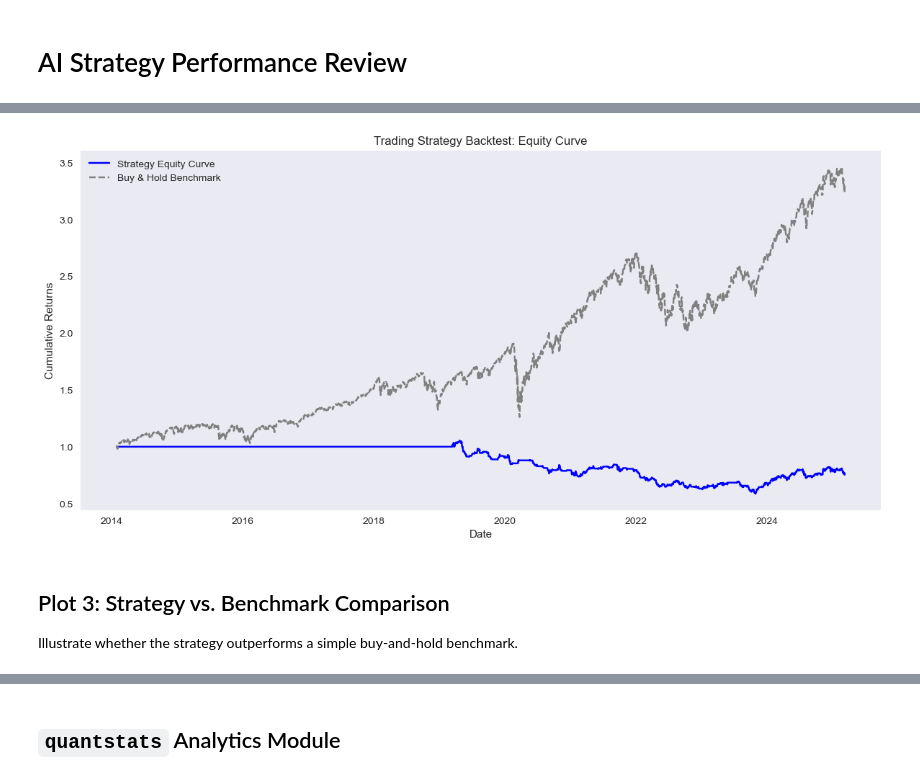
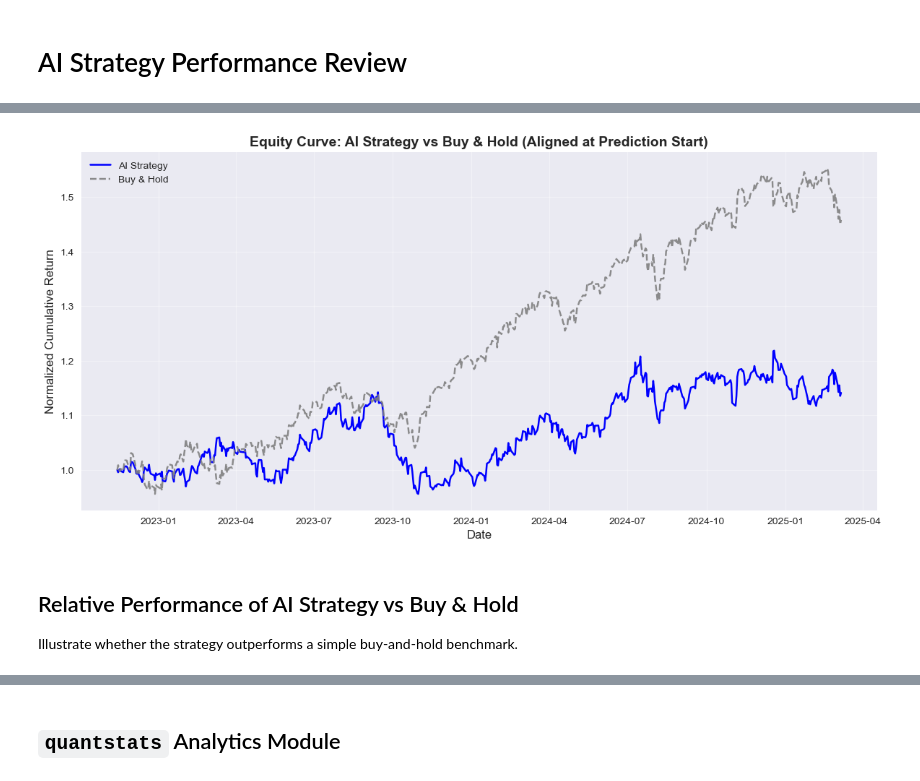
Before and after one commit to FranQuant/AI-based-Trading-Strategies, a Jupyter notebook: notebooks/01_LSTM_model.ipynb, the cells around one changed output, grey strips where cells are left out. Cells and saved outputs as stored; diff of their text form; code cells hidden in the pictures.

```diff
--- a/notebooks/01_LSTM_model.ipynb
+++ b/notebooks/01_LSTM_model.ipynb
@@ -1200,25 +1499,32 @@ plt.show()
 Show the cumulative performance over time.
-# %%
-plt.figure(figsize=(12, 6))
-
-# Strategy equity curve
-plt.plot(df_backtest.index, df_backtest['strategy_equity'],
-         label="Strategy Equity Curve", color='blue')
-
-# Buy & Hold baseline
-plt.plot(df_backtest.index, df_backtest['bh_equity'],
-         label="Buy & Hold Benchmark", color='gray', linestyle="--")
-
-plt.xlabel("Date")
-plt.ylabel("Cumulative Returns")
-plt.title("Trading Strategy Backtest: Equity Curve")
-plt.legend()
-plt.grid()
-plt.tight_layout()
-plt.savefig("6_equity_curve_strategy.png", dpi=100)
-plt.show()
-# %% [output]
-[figure, removed]
+# %%
+# ============================
+# Plot 2: Equity Curve (Aligned)
+# ============================
+plt.style.use("seaborn-v0_8")
+
+plt.figure(figsize=(12, 6))
+
+# Mask strategy to prediction window
+mask = df_backtest["p"].notna()
+
+# Normalize both to 1 at prediction start
+strategy_norm = df_backtest.loc[mask, "strategy_equity"] / df_backtest.loc[mask, "strategy_equity"].iloc[0]
+bh_norm = df_backtest.loc[mask, "bh_equity"] / df_backtest.loc[mask, "bh_equity"].iloc[0]
+
+plt.plot(df_backtest.index[mask], strategy_norm, label="AI Strategy", color="blue", linewidth=1.8)
+plt.plot(df_backtest.index[mask], bh_norm, label="Buy & Hold", color="gray", linestyle="--", alpha=0.9)
+
+plt.title("Equity Curve: AI Strategy vs Buy & Hold (Aligned at Prediction Start)", fontsize=14, fontweight="bold")
+plt.xlabel("Date", fontsize=12)
+plt.ylabel("Normalized Cumulative Return", fontsize=12)
+plt.legend()
+plt.grid(alpha=0.4)
+plt.tight_layout()
+plt.savefig("plot2_equity_curve_aligned.png", dpi=150)
+plt.show()
+# %% [output]
+[figure, added]
 # %% [markdown]
-## Plot 3: Strategy vs. Benchmark Comparison
+## Relative Performance of AI Strategy vs Buy & Hold
 Illustrate whether the strategy outperforms a simple buy-and-hold benchmark.
```
Also changed, not shown: parts of 21 cells of this notebook.
